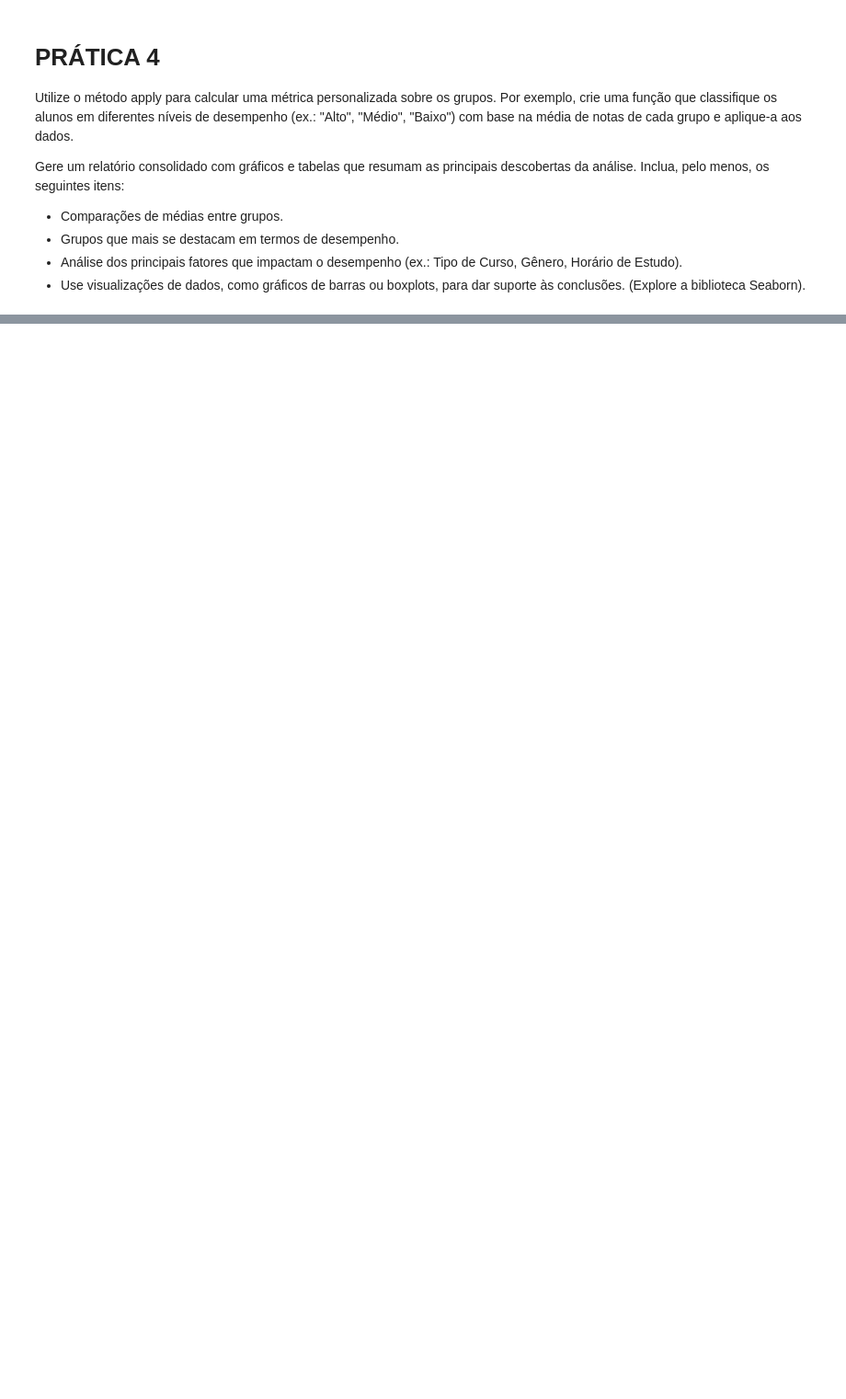
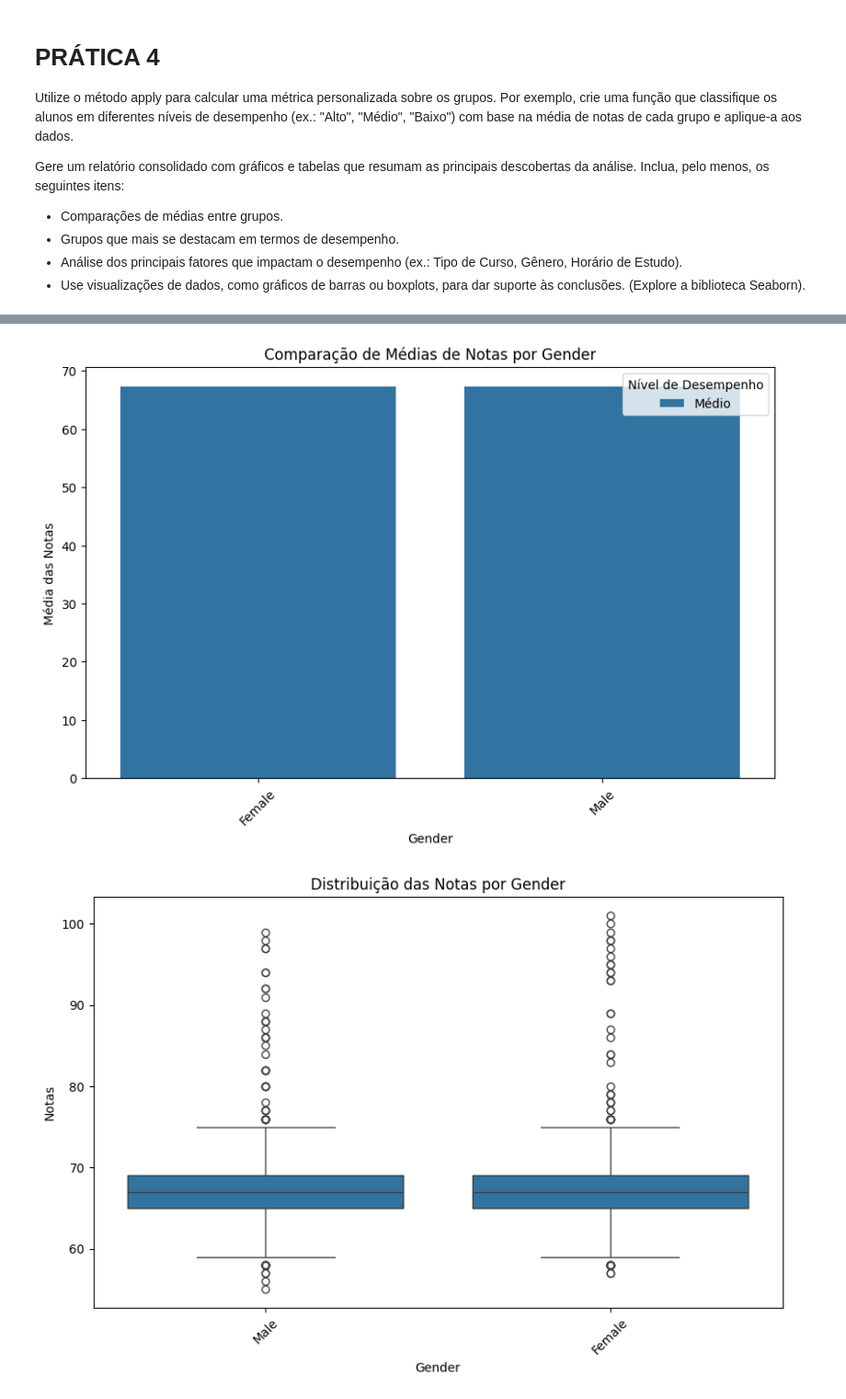
Before and after one commit to scjoaoantonio/aulas_datascience, a Jupyter notebook: exercicio2/main.ipynb, the cells around one changed output, grey strips where cells are left out. Shown: that part at 92% size. Cells and saved outputs as stored; diff of their text form; code cells hidden in the pictures; blank space fills up the shorter version.

```diff
--- a/exercicio2/main.ipynb
+++ b/exercicio2/main.ipynb
@@ -92,0 +203,20 @@ Gere um relatório consolidado com gráficos e tabelas que resumam as principais
+# %%
+
+# Função personalizada para classificar níveis de desempenho com base na média de notas
+def classificar_desempenho(media):
+    if media >= 80:
+        return "Alto"
+    elif media >= 60:
+        return "Médio"
+    else:
+        return "Baixo"
+
+# Agrupar dados pela categoria e calcular a média de notas
+grupo_estatisticas = student_df.groupby(categoria_coluna)[nota_coluna].agg(['mean', 'count']).reset_index()
+
+# Aplicar a função personalizada para classificar os grupos de acordo com o desempenho
+grupo_estatisticas['Desempenho'] = grupo_estatisticas['mean'].apply(classificar_desempenho)
+
+# Exibir tabela de classificação de desempenho
+print("Classificação de Desempenho por Categoria:")
+print(grupo_estatisticas)
@@ -93,74 +228,22 @@ Gere um relatório consolidado com gráficos e tabelas que resumam as principais
 # %%
-# Carregar o dataset
-data = pd.read_csv('StudentPerformanceFactors.csv')
-
-# Definir as colunas para análise
-categoria_coluna = 'Tipo de Curso'  # Substitua pelo nome da coluna categórica desejada
-nota_coluna = 'Notas'               # Substitua pelo nome da coluna que representa as notas
-
-# Função personalizada para classificar níveis de desempenho com base na média de notas
-def classificar_desempenho(media):
-    if media >= 80:
-        return "Alto"
-    elif media >= 60:
-        return "Médio"
-    else:
-        return "Baixo"
-
-# Agrupar dados pela categoria e calcular a média de notas
-grupo_estatisticas = data.groupby(categoria_coluna)[nota_coluna].agg(['mean', 'count']).reset_index()
-
-# Aplicar a função personalizada para classificar os grupos de acordo com o desempenho
-grupo_estatisticas['Desempenho'] = grupo_estatisticas['mean'].apply(classificar_desempenho)
-
-# Exibir tabela de classificação de desempenho
-print("Classificação de Desempenho por Categoria:")
-print(grupo_estatisticas)
-
 # Visualização 1: Comparação de médias entre grupos
 plt.figure(figsize=(10, 6))
 sns.barplot(data=grupo_estatisticas, x=categoria_coluna, y='mean', hue='Desempenho')
 plt.title(f'Comparação de Médias de Notas por {categoria_coluna}')
 plt.xlabel(categoria_coluna)
 plt.ylabel('Média das Notas')
 plt.xticks(rotation=45)
 plt.legend(title='Nível de Desempenho')
 plt.show()
 
 # Visualização 2: Boxplot para distribuição das notas por categoria
 plt.figure(figsize=(10, 6))
-sns.boxplot(data=data, x=categoria_coluna, y=nota_coluna)
+sns.boxplot(data=student_df, x=categoria_coluna, y=nota_coluna)
 plt.title(f'Distribuição das Notas por {categoria_coluna}')
 plt.xlabel(categoria_coluna)
 plt.ylabel('Notas')
 plt.xticks(rotation=45)
 plt.show()
-
-# Identificar o grupo de maior desempenho
-grupo_destacado = grupo_estatisticas[grupo_estatisticas['Desempenho'] == 'Alto']
-print("\nGrupos que se destacam em termos de desempenho (Alto Desempenho):")
-print(grupo_destacado)
-
-# Análise de fatores impactantes (exemplo: Tipo de Curso, Gênero, Horário de Estudo)
-# Adicione colunas adicionais para comparar fatores, como 'Gênero' ou 'Horário de Estudo', caso estejam presentes no dataset.
-# Exemplo: Agrupar por 'Gênero' e calcular média e contagem
-if 'Gênero' in data.columns:
-    genero_estatisticas = data.groupby('Gênero')[nota_coluna].agg(['mean', 'median', 'count']).reset_index()
-    print("\nDesempenho por Gênero:")
-    print(genero_estatisticas)
-
-    # Visualização do desempenho por gênero
-    plt.figure(figsize=(8, 6))
-    sns.barplot(data=genero_estatisticas, x='Gênero', y='mean')
-    plt.title('Média de Notas por Gênero')
-    plt.xlabel('Gênero')
-    plt.ylabel('Média das Notas')
-    plt.show()
-else:
-    print("\nA coluna 'Gênero' não está disponível no dataset.")
-
-# Relatório Consolidado
-print("\nRelatório Consolidado:")
-print("1. Comparações de médias entre grupos: ver gráficos de barras e boxplots.")
-print("2. Grupos que mais se destacam em termos de desempenho: ver tabela de classificação.")
-print("3. Análise dos principais fatores que impactam o desempenho: ver análise de gênero, tipo de curso e outros fatores disponíveis.")
+# %% [output]
+[figure, added]
+[figure, added]
```
Also changed, not shown: parts of 14 cells of this notebook.
